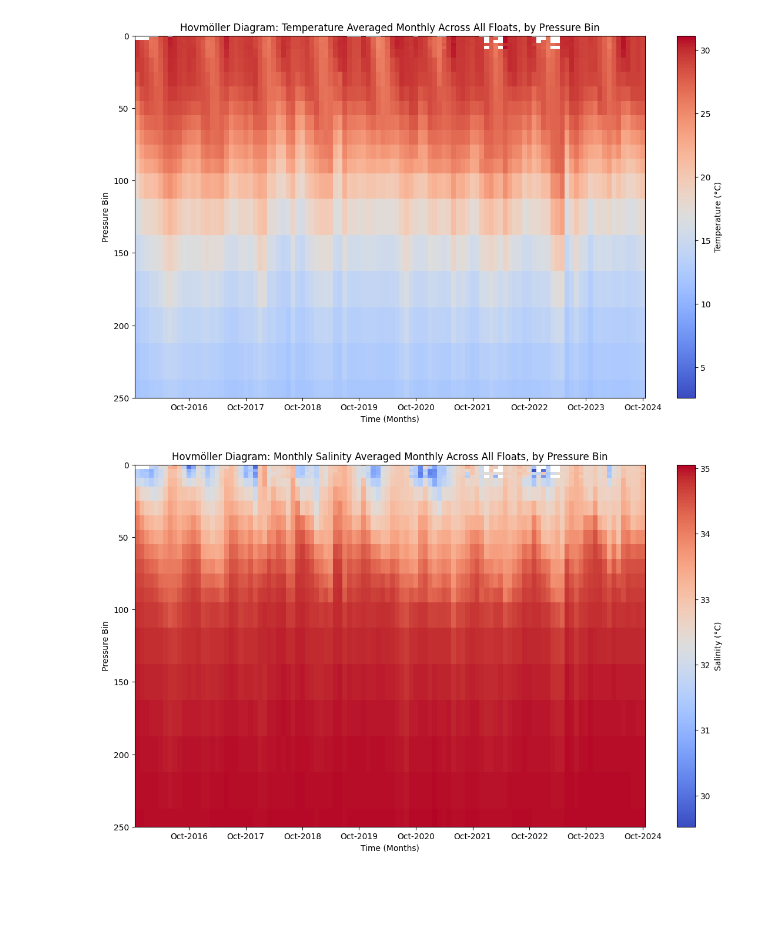
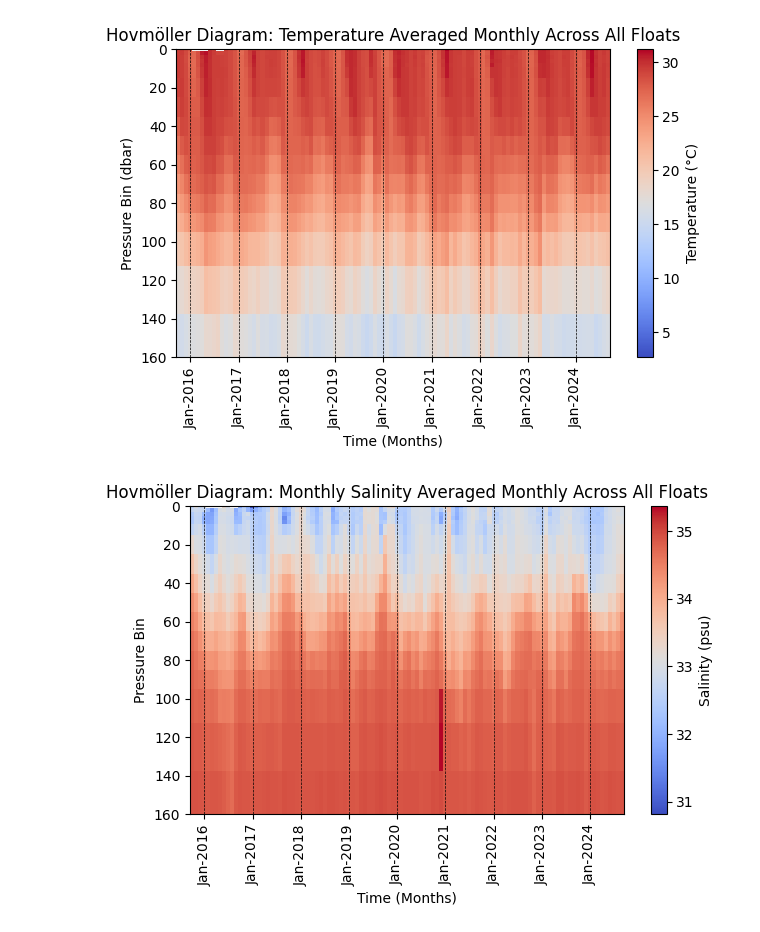
Before and after one commit to gabegekas/sioc210_data_project, a Jupyter notebook: scripts/test_lucie.ipynb, the cells around one changed output. Cells and saved outputs as stored; diff of their text form; code cells hidden in the pictures; blank space fills up the shorter version.

Commit message:
Pressure bins, yearly and monthly variability

```diff
--- a/scripts/test_lucie.ipynb
+++ b/scripts/test_lucie.ipynb
@@ -118,54 +70,62 @@ plt.show()
+# %%
+# Monthly resampled data
+resampled_data = data.groupby('PRES_BIN', observed=True).resample('M').agg(
+    avg_temp=('TEMP', 'mean'),
+    avg_salinity=('PSAL', 'mean')
+)
+resampled_data.reset_index(inplace=True)
+resampled_data['YEAR'] = resampled_data['TIME'].dt.year
+resampled_data['MONTH'] = resampled_data['TIME'].dt.month
+
+data.reset_index(); # reset index
 # %%
-# Plot hovmoller diagram of weekly averaged temperature over the pressure bins
-# Pivot the data to have TIME on the columns and PRES_BIN on the rows
-hovmoller_data = resampled_data.pivot(index='PRES_BIN', columns='TIME', values='avg_temp')
-
+# Plot T hovmoller diagram
+hovmoller_data = resampled_data.pivot(index='PRES_BIN', columns='TIME', values='avg_temp') # Pivot the data to have TIME on the columns and PRES_BIN on the rows
 hovmoller_data.columns = pd.to_datetime(hovmoller_data.columns)
 
-# Plot the Hovmöller diagram with plt.pcolormesh
-plt.figure(figsize=(14, 8))
+plt.figure(figsize=(7, 4))
 plt.pcolormesh(hovmoller_data.columns, hovmoller_data.index, hovmoller_data.values, shading='auto', cmap='coolwarm')
 
-# Customizing the plot
+for date in hovmoller_data.columns:
+    if date.month == 1:
+        plt.axvline(x=date, color='k', linestyle='--', linewidth=0.5)  # Add dashed vertical line
+
 plt.colorbar(label='Temperature (°C)')
 plt.gca().invert_yaxis()  # Invert y-axis to have surface at the top
 plt.xlabel('Time (Months)')
-plt.ylabel('Pressure Bin')
-plt.title('Hovmöller Diagram: Temperature Averaged Monthly Across All Floats, by Pressure Bin')
+plt.ylabel('Pressure Bin (dbar)')
+plt.title('Hovmöller Diagram: Temperature Averaged Monthly Across All Floats')
+plt.xticks(rotation=90)
+january_dates = [date for date in hovmoller_data.columns if date.month == 1]
+plt.xticks(ticks=january_dates, labels=[date.strftime('%b-%Y') for date in january_dates], rotation=90)
+plt.ylim(160,0)
 
-# Format x-axis ticks to show only month-year
-plt.gca().xaxis.set_major_locator(mdates.MonthLocator(interval=12))  # Show every month
-plt.gca().xaxis.set_major_formatter(mdates.DateFormatter('%b-%Y'))  # Format as 'Mon-Year'
-plt.ylim(250,0)
-
-# Display the plot
 plt.show()
 # %% [output]
-[figure, old version]
+[figure, new version]
 # %%
-# Plot hovmoller diagram of weekly averaged temperature over the pressure bins
-# Pivot the data to have TIME on the columns and PRES_BIN on the rows
-hovmoller_data = resampled_data.pivot(index='PRES_BIN', columns='TIME', values='avg_salinity')
-
+# Plot S hovmoller diagram
+hovmoller_data = resampled_data.pivot(index='PRES_BIN', columns='TIME', values='avg_salinity')# Pivot the data to have TIME on the columns and PRES_BIN on the rows
 hovmoller_data.columns = pd.to_datetime(hovmoller_data.columns)
 
-# Plot the Hovmöller diagram with plt.pcolormesh
-plt.figure(figsize=(14, 8))
+plt.figure(figsize=(7, 4))
 plt.pcolormesh(hovmoller_data.columns, hovmoller_data.index, hovmoller_data.values, shading='auto', cmap='coolwarm')
 
-# Customizing the plot
-plt.colorbar(label='Salinity (°C)')
+for date in hovmoller_data.columns:
+    if date.month == 1:
+        plt.axvline(x=date, color='k', linestyle='--', linewidth=0.5)  # Add dashed vertical line
+
+
+plt.colorbar(label='Salinity (psu)')
 plt.gca().invert_yaxis()  # Invert y-axis to have surface at the top
 plt.xlabel('Time (Months)')
 plt.ylabel('Pressure Bin')
-plt.title('Hovmöller Diagram: Monthly Salinity Averaged Monthly Across All Floats, by Pressure Bin')
+plt.title('Hovmöller Diagram: Monthly Salinity Averaged Monthly Across All Floats')
+plt.xticks(rotation=90)
+january_dates = [date for date in hovmoller_data.columns if date.month == 1]
+plt.xticks(ticks=january_dates, labels=[date.strftime('%b-%Y') for date in january_dates], rotation=90)
+plt.ylim(160,0)
 
-# Format x-axis ticks to show only month-year
-plt.gca().xaxis.set_major_locator(mdates.MonthLocator(interval=12))  # Show every month
-plt.gca().xaxis.set_major_formatter(mdates.DateFormatter('%b-%Y'))  # Format as 'Mon-Year'
-plt.ylim(250,0)
-
-# Display the plot
 plt.show()
 # %% [output]
-[figure, old version]
+[figure, new version]
```
Also changed, not shown: parts of 12 cells of this notebook, 1 other file.
